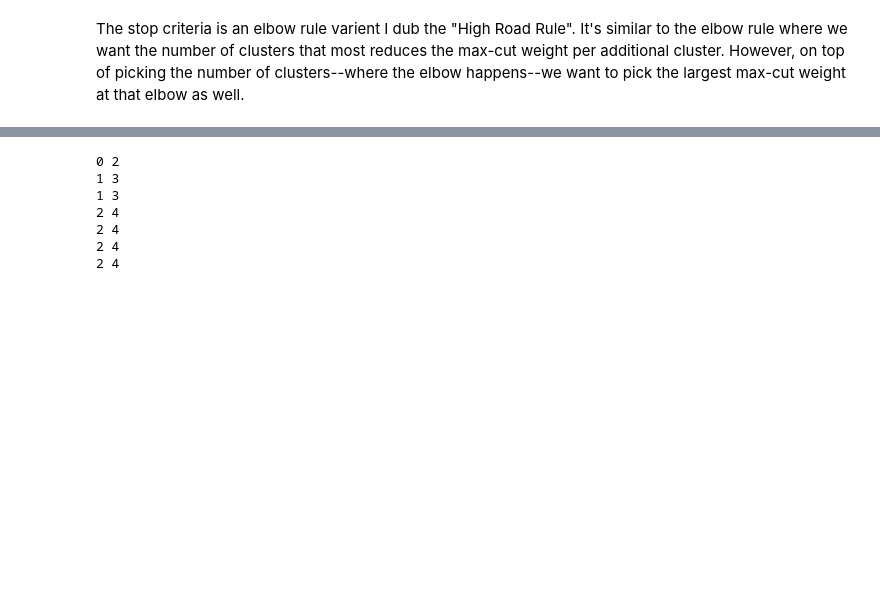
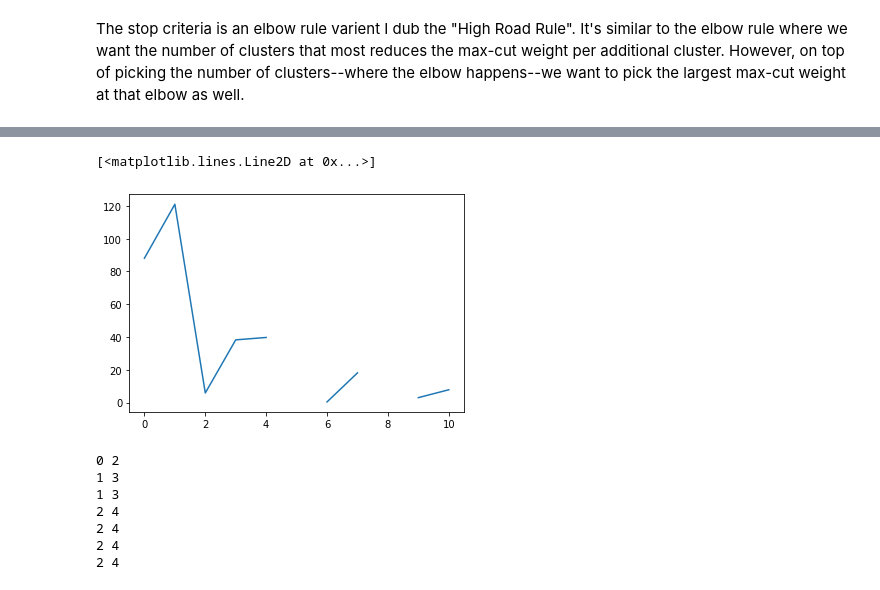
Before and after one commit to ajrazander/Unsupervised-QML, a Jupyter notebook: Max-cut 3+ Clustering.ipynb, the cells around one changed output, grey strips where cells are left out. Cells and saved outputs as stored; diff of their text form; code cells hidden in the pictures; blank space fills up the shorter version.

```diff
--- a/Max-cut 3+ Clustering.ipynb
+++ b/Max-cut 3+ Clustering.ipynb
@@ -223,3 +227,8 @@ cuts
+# %%
+plt.plot(cuts)
+# %% [output]
+[<matplotlib.lines.Line2D at 0x...>]
+[figure, added]
 # %%
 for i in range(0,r):
     cut_off = 2**i
```
Also changed, not shown: parts of 4 cells of this notebook.
